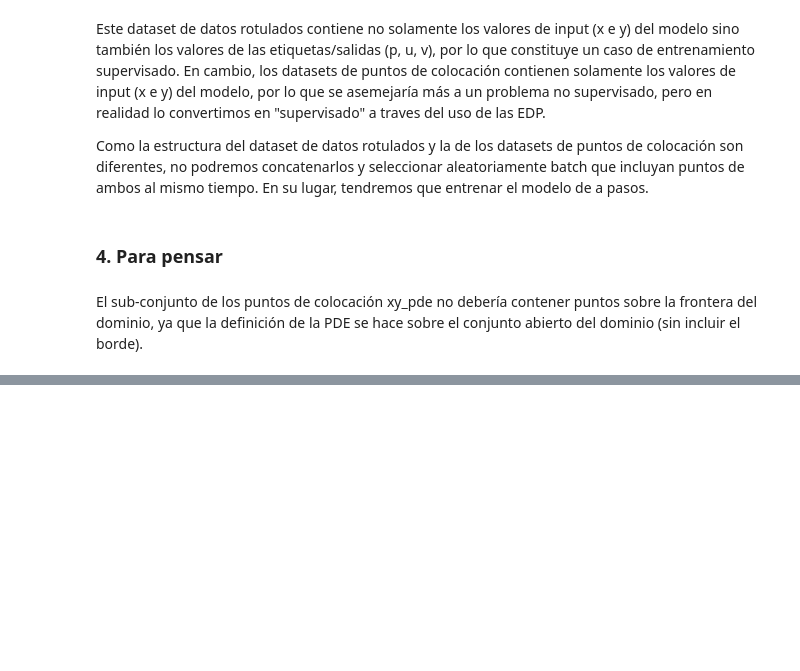
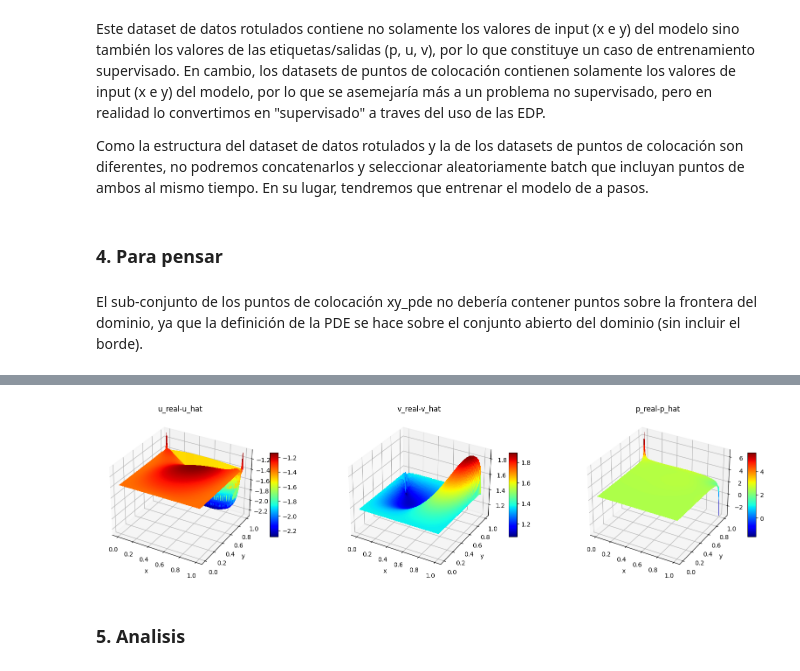
Before and after one commit to maxit1992/MIA_RNIF, a Jupyter notebook: TP_RNIF.ipynb, the cells around one changed output, grey strips where cells are left out. Saved outputs shown, nothing was run; the diff lists cells and outputs as text; code cells hidden in the pictures; blank space fills up the shorter version.

```diff
--- a/TP_RNIF.ipynb
+++ b/TP_RNIF.ipynb
@@ -182,0 +365,9 @@ El sub-conjunto de los puntos de colocación xy_pde no debería contener puntos
+# %%
+xy_data_all = np.concatenate([pressure_raw_data['x'][0][:,np.newaxis], pressure_raw_data['y'][0][:,np.newaxis]], axis=1)
+labels_data_all = np.concatenate([velocity_raw_data['u'][0][:,np.newaxis],velocity_raw_data['v'][0][:,np.newaxis],
+                                 pressure_raw_data['p'][0][:,np.newaxis]], axis=1)
+# %%
+model.train(False)
+with torch.no_grad():
+    X_data = torch.tensor(xy_data_all).float().to(device)
+    output_data = model(X_data).cpu().numpy()
@@ -182,0 +388,30 @@ El sub-conjunto de los puntos de colocación xy_pde no debería contener puntos
+# %%
+fig, axs = plt.subplots(1, 3, figsize=(20, 5), subplot_kw=dict(projection='3d'))
+# u graph
+ax = axs[0]
+surf = ax.plot_trisurf(xy_data_all[:,0], xy_data_all[:,1], output_data[:,0]-labels_data_all[:,0], cmap=cm.jet, linewidth=0, antialiased=False)
+fig.colorbar(surf, ax=ax, shrink=0.5, aspect=10)
+ax.set_xlabel('x')
+ax.set_ylabel('y')
+ax.set_title('u_real-u_hat')
+
+# v graph
+ax = axs[1]
+surf = ax.plot_trisurf(xy_data_all[:,0], xy_data_all[:,1], output_data[:,1]-labels_data_all[:,1], cmap=cm.jet, linewidth=0, antialiased=False)
+fig.colorbar(surf, ax=ax, shrink=0.5, aspect=10)
+ax.set_xlabel('x')
+ax.set_ylabel('y')
+ax.set_title('v_real-v_hat')
+
+# p graph
+ax = axs[2]
+surf = ax.plot_trisurf(xy_data_all[:,0], xy_data_all[:,1], output_data[:,2]-labels_data_all[:,2], cmap=cm.jet, linewidth=0, antialiased=False)
+fig.colorbar(surf, ax=ax, shrink=0.5, aspect=10)
+ax.set_xlabel('x')
+ax.set_ylabel('y')
+ax.set_title('p_real-p_hat')
+plt.show()
+# %% [output]
+[figure, added]
+# %% [markdown]
+### 5. Analisis
```
Also changed, not shown: parts of 22 cells of this notebook, 1 other file.
